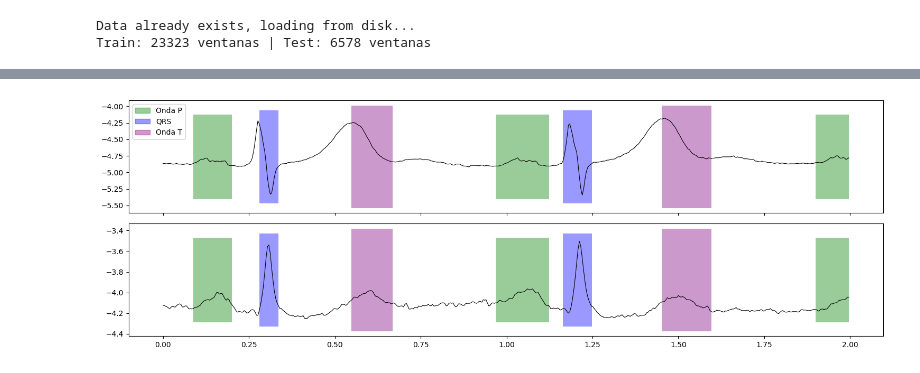
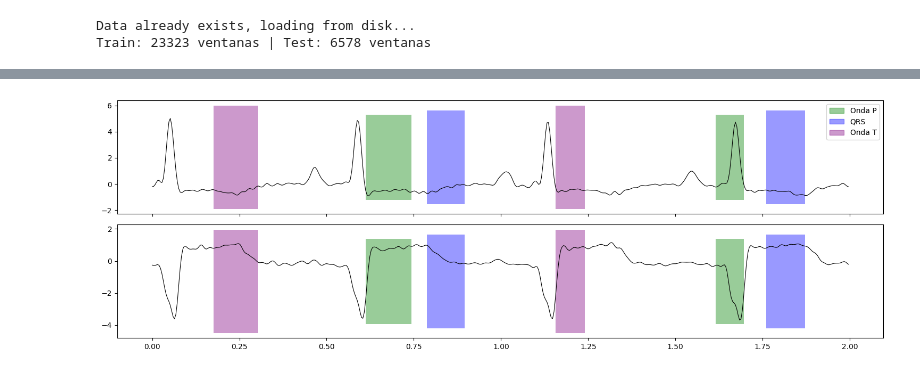
Before and after one commit to israelsegado/ecg-lstm-pipeline, a Jupyter notebook: notebooks/beat_identification.ipynb, the cells around one changed output, grey strips where cells are left out. Saved outputs shown, nothing was run; the diff lists cells and outputs as text; code cells hidden in the pictures.

```diff
--- a/notebooks/beat_identification.ipynb
+++ b/notebooks/beat_identification.ipynb
@@ -495,7 +495,7 @@ from tensorflow.keras.models import load_model
 
 model = load_model("../models/labeling_v1_2datasets.keras", compile=False)
 
-indice = 900
+indice = 5
 
 x_ventana = X_test[indice:indice+1]  # shape (1, 500, 2)
 
@@ -566,9 +566,9 @@ Clase 0 (BL) — Real: 339 | Pred: 481
 # %%
 # Coge una ventana "sin anotaciones" y grafícala
-indice_sin_ann = 9000  # una de las que dio 0 en todo
+indice_sin_ann = 1 # una de las que dio 0 en todo
 
 x_ventana = X_test[indice_sin_ann:indice_sin_ann+1]
-pred = model.predict(x_ventana)
+pred = model.predict(X_test)
 pred_clases = np.argmax(pred[0], axis=-1)
 
 tiempo = np.arange(500) / 250
@@ -594 +594 @@ plt.show()
-[figure, old version]
+[figure, new version]
```
Also changed, not shown: parts of 8 cells of this notebook.
